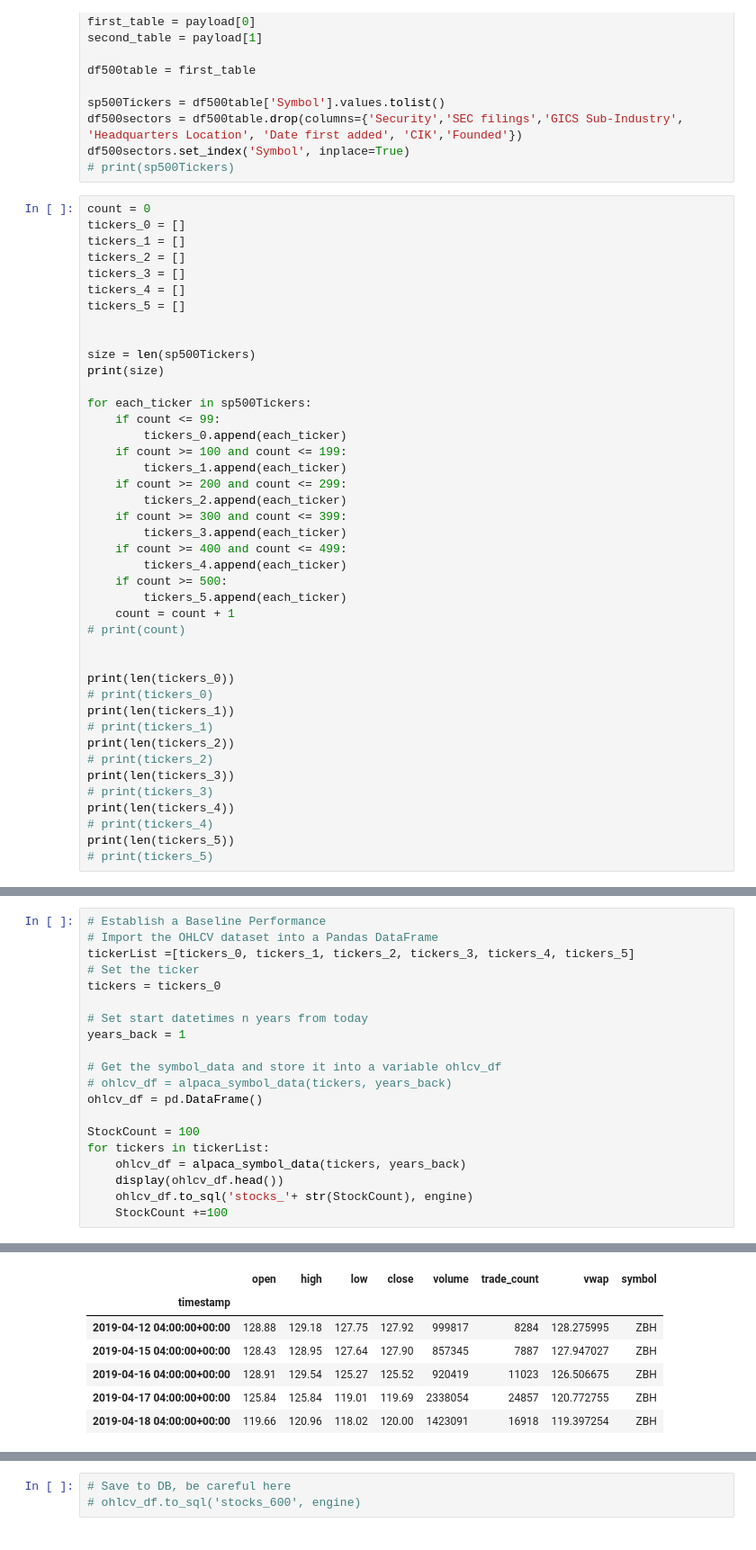
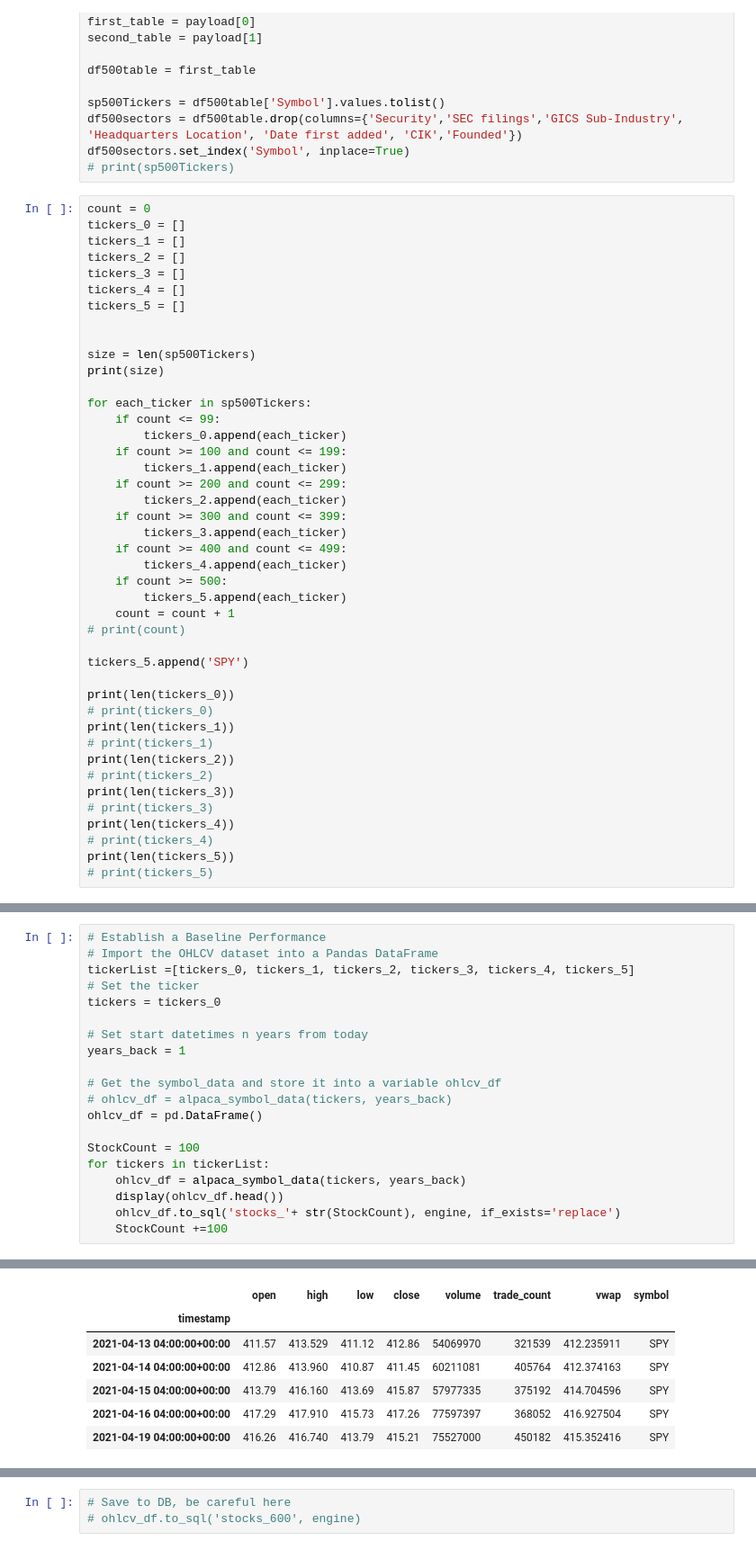
Before and after one commit to Analitico-771/machine_learning_index_prediction, a Jupyter notebook: sp500.ipynb, the cells around one changed output, grey strips where cells are left out. Shown at 90% size. Saved outputs shown, nothing was run; the diff lists cells and outputs as text.

```diff
--- a/sp500.ipynb
+++ b/sp500.ipynb
@@ -64,6 +64,7 @@ for each_ticker in sp500Tickers:
     count = count + 1
 # print(count)
 
+tickers_5.append('SPY')
 
 print(len(tickers_0))
 # print(tickers_0)
@@ -103,7 +104,7 @@ StockCount = 100
 for tickers in tickerList:
     ohlcv_df = alpaca_symbol_data(tickers, years_back)
     display(ohlcv_df.head())
-    ohlcv_df.to_sql('stocks_'+ str(StockCount), engine)
+    ohlcv_df.to_sql('stocks_'+ str(StockCount), engine, if_exists='replace')
     StockCount +=100
 # %% [output]
 |  | open | high | low | close | volume | trade_count | vwap | symbol |
@@ -144,10 +145,10 @@ for tickers in tickerList:
 |  | open | high | low | close | volume | trade_count | vwap | symbol |
 | timestamp |  |  |  |  |  |  |  |  |
-| 2019-04-12 04:00:00+00:00 | 128.88 | 129.18 | 127.75 | 127.92 | 999817 | 8284 | 128.275995 | ZBH |
-| 2019-04-15 04:00:00+00:00 | 128.43 | 128.95 | 127.64 | 127.90 | 857345 | 7887 | 127.947027 | ZBH |
-| 2019-04-16 04:00:00+00:00 | 128.91 | 129.54 | 125.27 | 125.52 | 920419 | 11023 | 126.506675 | ZBH |
-| 2019-04-17 04:00:00+00:00 | 125.84 | 125.84 | 119.01 | 119.69 | 2338054 | 24857 | 120.772755 | ZBH |
-| 2019-04-18 04:00:00+00:00 | 119.66 | 120.96 | 118.02 | 120.00 | 1423091 | 16918 | 119.397254 | ZBH |
+| 2021-04-13 04:00:00+00:00 | 411.57 | 413.529 | 411.12 | 412.86 | 54069970 | 321539 | 412.235911 | SPY |
+| 2021-04-14 04:00:00+00:00 | 412.86 | 413.960 | 410.87 | 411.45 | 60211081 | 405764 | 412.374163 | SPY |
+| 2021-04-15 04:00:00+00:00 | 413.79 | 416.160 | 413.69 | 415.87 | 57977335 | 375192 | 414.704596 | SPY |
+| 2021-04-16 04:00:00+00:00 | 417.29 | 417.910 | 415.73 | 417.26 | 77597397 | 368052 | 416.927504 | SPY |
+| 2021-04-19 04:00:00+00:00 | 416.26 | 416.740 | 413.79 | 415.21 | 75527000 | 450182 | 415.352416 | SPY |
 # %%
 filepath = Path('./resources/ohlcv_df_df.csv')
 filepath.parent.mkdir(parents=True, exist_ok=True)
```
Also changed, not shown: parts of 10 cells of this notebook, 2 other files.
